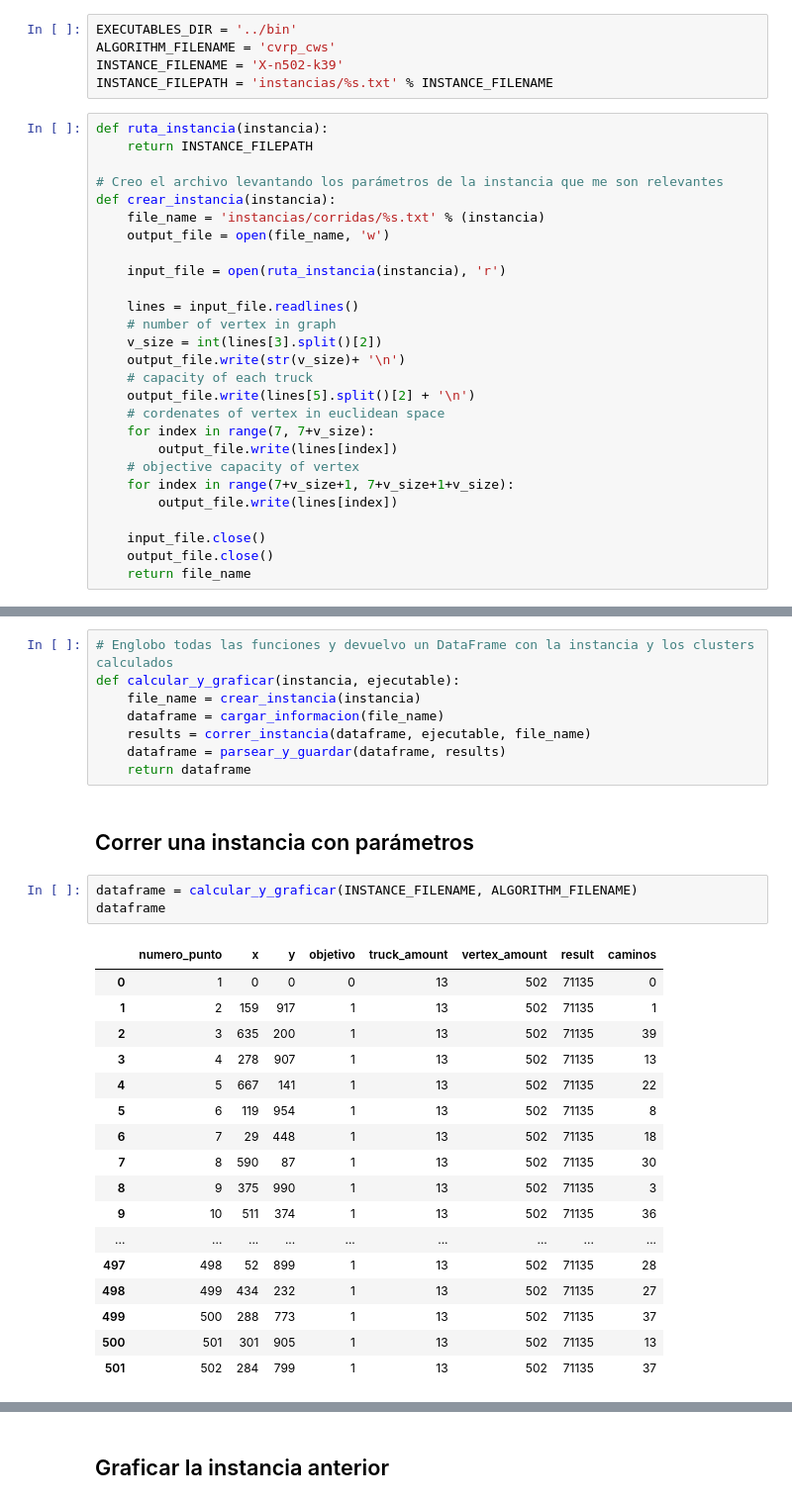
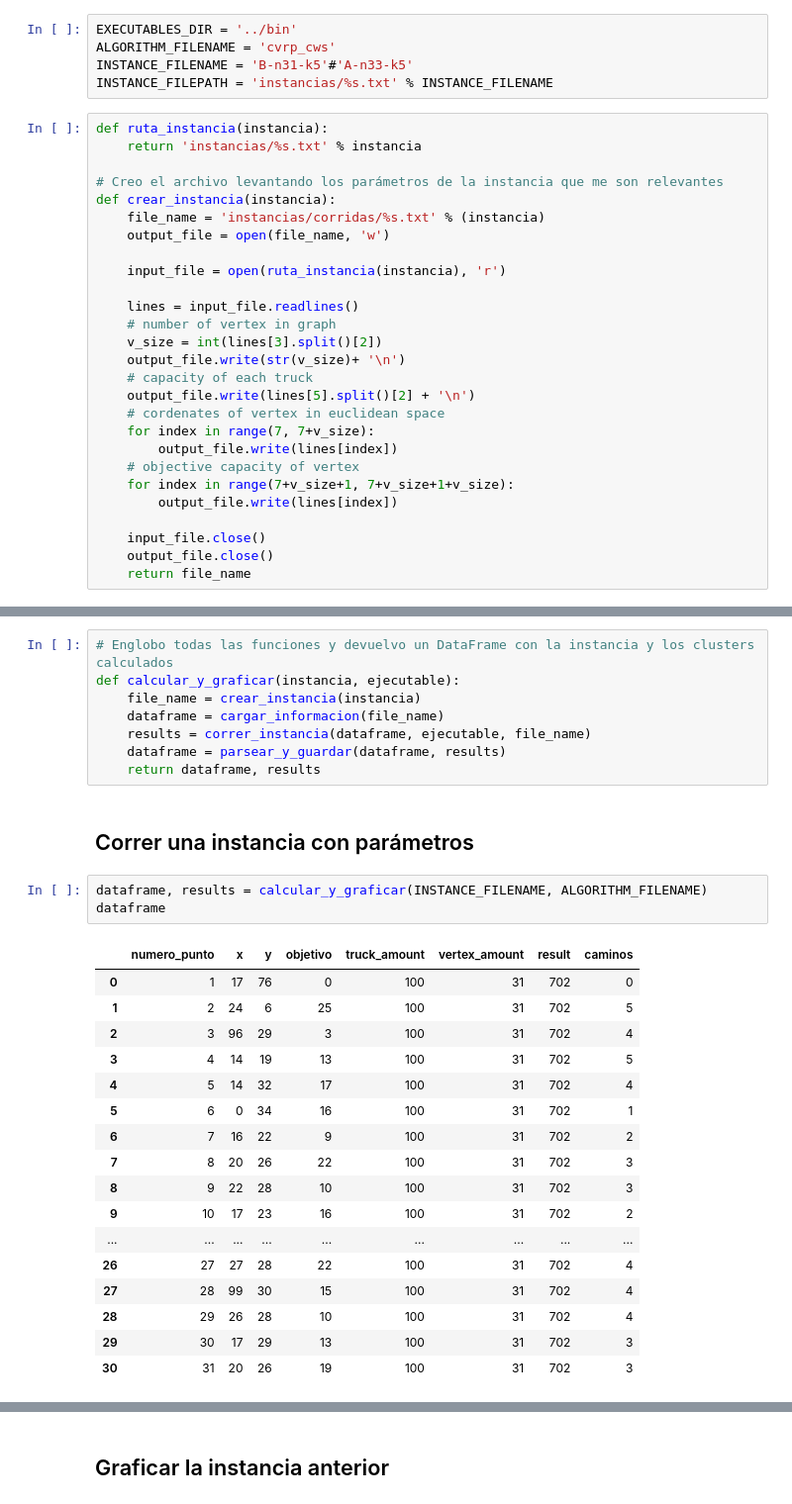
Before and after one commit to tingyingwu2010/uba-aed3-tp3-2c-2019, a Jupyter notebook: experimentacion/template_experimentación.ipynb, the cells around one changed output, grey strips where cells are left out. Shown at 99% size. Drawn from its saved outputs; the diff is of its cells as text.

```diff
--- a/experimentacion/template_experimentación.ipynb
+++ b/experimentacion/template_experimentación.ipynb
@@ -7,11 +7,11 @@ import matplotlib.pyplot as plt
 # %%
 EXECUTABLES_DIR = '../bin'
 ALGORITHM_FILENAME = 'cvrp_cws'
-INSTANCE_FILENAME = 'X-n502-k39'
+INSTANCE_FILENAME = 'B-n31-k5'#'A-n33-k5'
 INSTANCE_FILEPATH = 'instancias/%s.txt' % INSTANCE_FILENAME
 # %%
 def ruta_instancia(instancia):
-    return INSTANCE_FILEPATH
+    return 'instancias/%s.txt' % instancia
 
 # Creo el archivo levantando los parámetros de la instancia que me son relevantes
 def crear_instancia(instancia):
@@ -107,27 +107,27 @@ def calcular_y_graficar(instancia, ejecutable):
     dataframe = cargar_informacion(file_name)
     results = correr_instancia(dataframe, ejecutable, file_name)
     dataframe = parsear_y_guardar(dataframe, results)
-    return dataframe
+    return dataframe, results
 # %% [markdown]
 ## Correr una instancia con parámetros
 # %%
-dataframe = calcular_y_graficar(INSTANCE_FILENAME, ALGORITHM_FILENAME)
+dataframe, results = calcular_y_graficar(INSTANCE_FILENAME, ALGORITHM_FILENAME)
 dataframe
 # %% [output]
 |  | numero_punto | x | y | objetivo | truck_amount | vertex_amount | result | caminos |
-| 0 | 1 | 0 | 0 | 0 | 13 | 502 | 71135 | 0 |
-| 1 | 2 | 159 | 917 | 1 | 13 | 502 | 71135 | 1 |
-| 2 | 3 | 635 | 200 | 1 | 13 | 502 | 71135 | 39 |
-| 3 | 4 | 278 | 907 | 1 | 13 | 502 | 71135 | 13 |
-| 4 | 5 | 667 | 141 | 1 | 13 | 502 | 71135 | 22 |
-| 5 | 6 | 119 | 954 | 1 | 13 | 502 | 71135 | 8 |
-| 6 | 7 | 29 | 448 | 1 | 13 | 502 | 71135 | 18 |
-| 7 | 8 | 590 | 87 | 1 | 13 | 502 | 71135 | 30 |
-| 8 | 9 | 375 | 990 | 1 | 13 | 502 | 71135 | 3 |
-| 9 | 10 | 511 | 374 | 1 | 13 | 502 | 71135 | 36 |
+| 0 | 1 | 17 | 76 | 0 | 100 | 31 | 702 | 0 |
+| 1 | 2 | 24 | 6 | 25 | 100 | 31 | 702 | 5 |
+| 2 | 3 | 96 | 29 | 3 | 100 | 31 | 702 | 4 |
+| 3 | 4 | 14 | 19 | 13 | 100 | 31 | 702 | 5 |
+| 4 | 5 | 14 | 32 | 17 | 100 | 31 | 702 | 4 |
+| 5 | 6 | 0 | 34 | 16 | 100 | 31 | 702 | 1 |
+| 6 | 7 | 16 | 22 | 9 | 100 | 31 | 702 | 2 |
+| 7 | 8 | 20 | 26 | 22 | 100 | 31 | 702 | 3 |
+| 8 | 9 | 22 | 28 | 10 | 100 | 31 | 702 | 3 |
+| 9 | 10 | 17 | 23 | 16 | 100 | 31 | 702 | 2 |
 | ... | ... | ... | ... | ... | ... | ... | ... | ... |
-| 497 | 498 | 52 | 899 | 1 | 13 | 502 | 71135 | 28 |
-| 498 | 499 | 434 | 232 | 1 | 13 | 502 | 71135 | 27 |
-| 499 | 500 | 288 | 773 | 1 | 13 | 502 | 71135 | 37 |
-| 500 | 501 | 301 | 905 | 1 | 13 | 502 | 71135 | 13 |
-| 501 | 502 | 284 | 799 | 1 | 13 | 502 | 71135 | 37 |
+| 26 | 27 | 27 | 28 | 22 | 100 | 31 | 702 | 4 |
+| 27 | 28 | 99 | 30 | 15 | 100 | 31 | 702 | 4 |
+| 28 | 29 | 26 | 28 | 10 | 100 | 31 | 702 | 4 |
+| 29 | 30 | 17 | 29 | 13 | 100 | 31 | 702 | 3 |
+| 30 | 31 | 20 | 26 | 19 | 100 | 31 | 702 | 3 |
```
Also changed, not shown: parts of 11 cells of this notebook, 13 other files.
